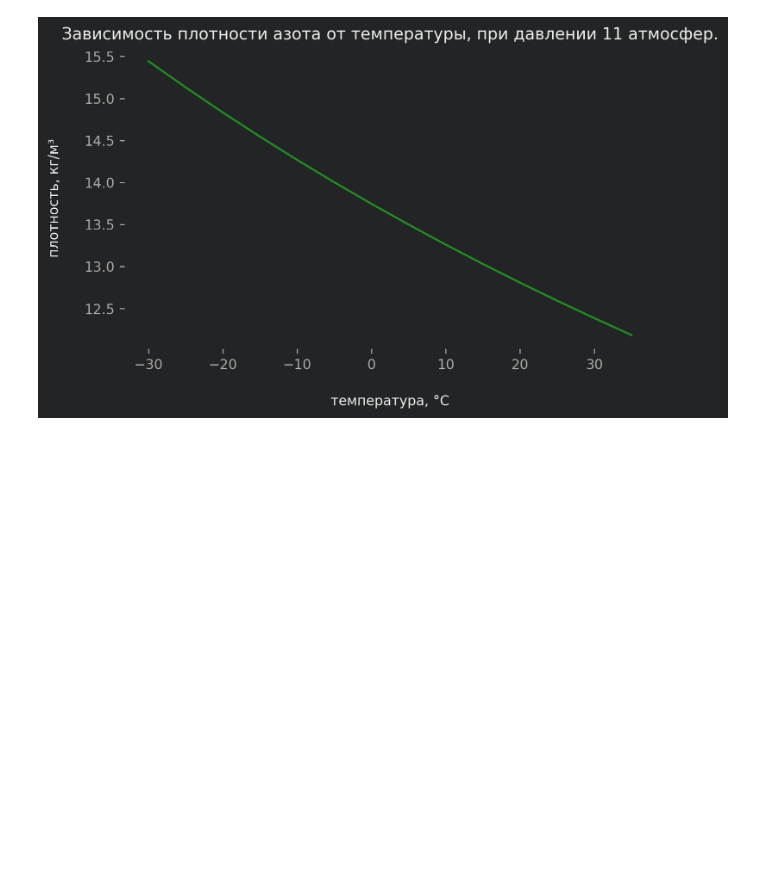
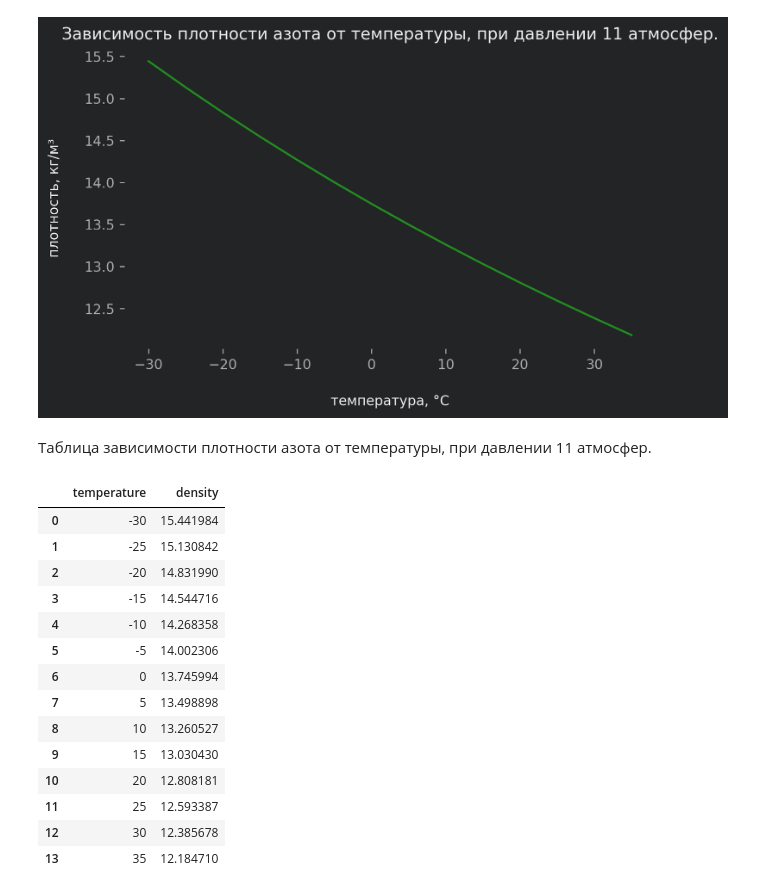
Before and after one commit to zabelin-ds/avan_nitrogen, a Jupyter notebook: nitrogen.ipynb, the cells around one changed output. Drawn from its saved outputs; the diff is of its cells as text; code cells hidden in the pictures; blank space fills up the shorter version.

```diff
--- a/nitrogen.ipynb
+++ b/nitrogen.ipynb
@@ -175,3 +216,23 @@ with mpl.rc_context(custom_params):
     plt.show()
 # %% [output]
 [figure]
+# %% [markdown]
+Таблица зависимости плотности азота от температуры, при давлении 11 атмосфер.
+# %%
+display(dens_from_temp)
+# %% [output]
+|  | temperature | density |
+| 0 | -30 | 15.441984 |
+| 1 | -25 | 15.130842 |
+| 2 | -20 | 14.831990 |
+| 3 | -15 | 14.544716 |
+| 4 | -10 | 14.268358 |
+| 5 | -5 | 14.002306 |
+| 6 | 0 | 13.745994 |
+| 7 | 5 | 13.498898 |
+| 8 | 10 | 13.260527 |
+| 9 | 15 | 13.030430 |
+| 10 | 20 | 12.808181 |
+| 11 | 25 | 12.593387 |
+| 12 | 30 | 12.385678 |
+| 13 | 35 | 12.184710 |
```
Also changed, not shown: parts of 9 cells of this notebook.
